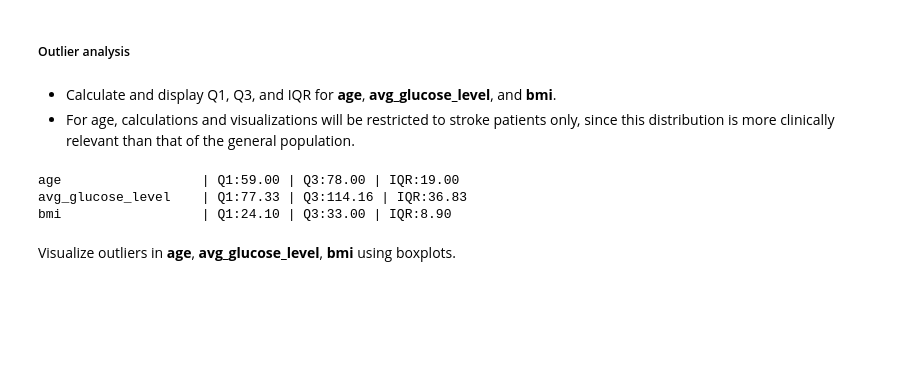
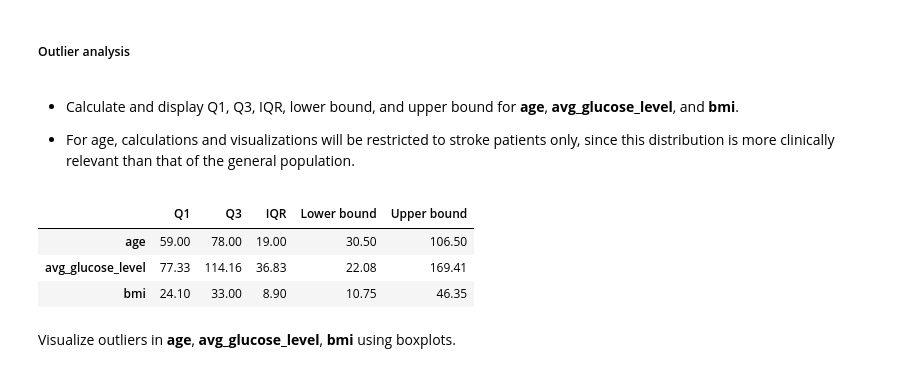
Before and after one commit to Yasir-4/data-science-practice, a Jupyter notebook: projects/mini-projects/stroke-analysis-mini-project.ipynb, the cells around one changed output. Cells and saved outputs as stored; diff of their text form; code cells hidden in the pictures; blank space fills up the shorter version.

```diff
--- a/projects/mini-projects/stroke-analysis-mini-project.ipynb
+++ b/projects/mini-projects/stroke-analysis-mini-project.ipynb
@@ -284,35 +329,42 @@ Rows before cleaning: 5110 | After cleaning: 4990 | Removed: 120
 # %% [markdown]
 ##### Outlier analysis
 # %% [markdown]
-- Calculate and display Q1, Q3, and IQR for **age**, **avg_glucose_level**, and **bmi**.
+- Calculate and display Q1, Q3, IQR, lower bound, and upper bound for **age**, **avg_glucose_level**, and **bmi**.
+
 - For age, calculations and visualizations will be restricted to stroke patients only, since this distribution is more clinically relevant than that of the general population.
 # %%
-stroke_cases = stroke_df[stroke_df["stroke"] == 1]
+stroke_cases = stroke_df_cleaned[stroke_df_cleaned["stroke"] == 1]
 
-# Create a dict for stats Q1, Q3, and IQR
+# Create a dict for stats Q1, Q3, IQR, lower bound, and upper bound
 cols_stats = {}
 
 # Gather relevant data in one dict to loop over them and create stats + visuals
 cols_to_plot = {
     "Age (stroke patients only)": (stroke_cases["age"], "Age (years)", "age"),
-    "Average Glucose Level": (stroke_df["avg_glucose_level"], "Glucose (mg/dl)", "avg_glucose_level"),
-    "Body Mass Index": (stroke_df["bmi"], "BMI (kg/m²)", "bmi")
+    "Average Glucose Level": (stroke_df_cleaned["avg_glucose_level"], "Glucose (mg/dl)", "avg_glucose_level"),
+    "Body Mass Index": (stroke_df_cleaned["bmi"], "BMI (kg/m²)", "bmi")
 }
 
-# Loop over cols_to_plot and add Q1, Q3, and, IQR to cols_stats.
-for _, (col_values, _, col_name) in cols_to_plot.items():
-    q1 = col_values.quantile(0.25)
-    q3 = col_values.quantile(0.75)
+# Loop over cols_to_plot and add Q1, Q3, IQR, lower bound, and upper bound to cols_stats.
+for _, (series, _, col_name) in cols_to_plot.items():
+    q1 = series.quantile(0.25)
+    q3 = series.quantile(0.75)
     iqr = q3 - q1
 
-    cols_stats[col_name] = {"Q1": q1, "Q3": q3, "IQR": iqr}
+    lower_bound = q1 - 1.5 * iqr
+    upper_bound = q3 + 1.5 * iqr
+
+    cols_stats[col_name] = {"Q1": q1, "Q3": q3, "IQR": iqr, "Lower bound": lower_bound, "Upper bound": upper_bound}
 
 
-# Format the results into a clean table.
-for col, stat in cols_stats.items():
-    print(f"{col:20} | Q1:{stat['Q1']:.2f} | Q3:{stat['Q3']:.2f} | IQR:{stat['IQR']:.2f}")
+# Create a dataframe from cols_stats
+cols_stats_df = pd.DataFrame(cols_stats)
+
+# Make age, avg_glucose_level, and bmi rows
+cols_stats_df.T
 # %% [output]
-age                  | Q1:59.00 | Q3:78.00 | IQR:19.00
-avg_glucose_level    | Q1:77.33 | Q3:114.16 | IQR:36.83
-bmi                  | Q1:24.10 | Q3:33.00 | IQR:8.90
+|  | Q1 | Q3 | IQR | Lower bound | Upper bound |
+| age | 59.00 | 78.00 | 19.00 | 30.50 | 106.50 |
+| avg_glucose_level | 77.33 | 114.16 | 36.83 | 22.08 | 169.41 |
+| bmi | 24.10 | 33.00 | 8.90 | 10.75 | 46.35 |
 # %% [markdown]
```
Also changed, not shown: parts of 23 cells of this notebook.
